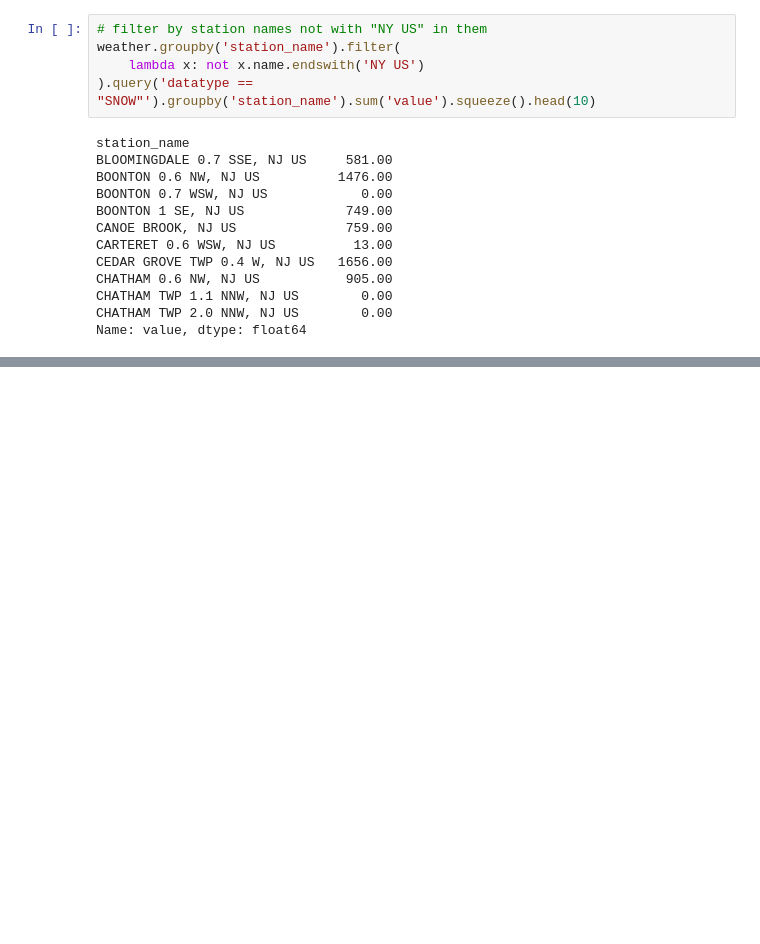
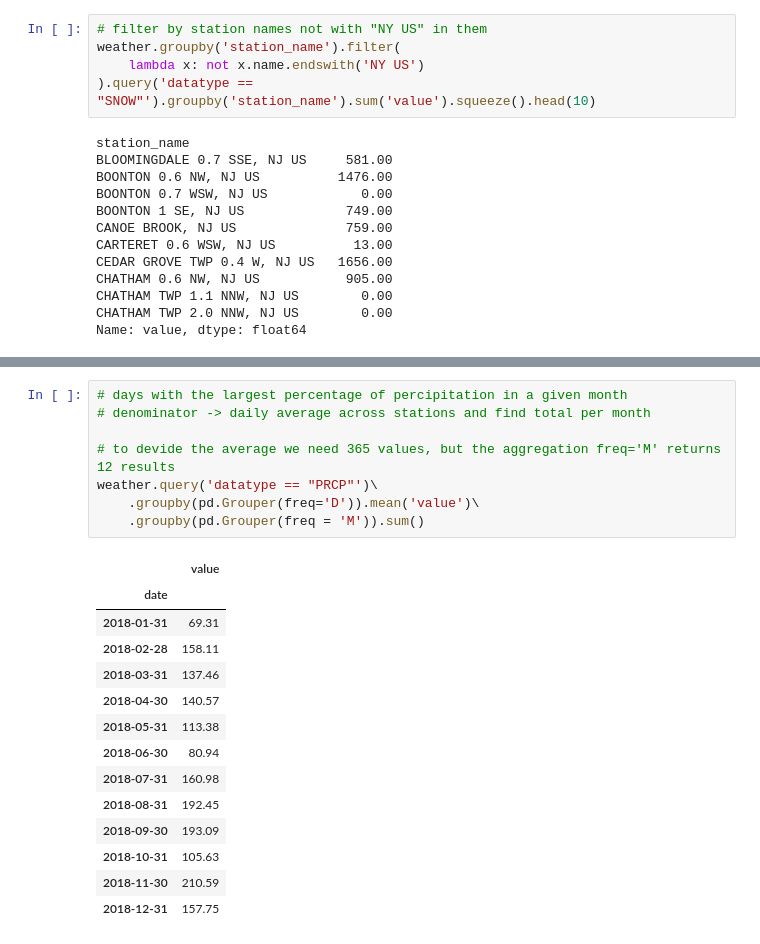
Before and after one commit to nadia-paz/ds-learning, a Jupyter notebook: data_analysis_pandas/07_df_operations.ipynb, the cells around one changed output, grey strips where cells are left out. Cells and saved outputs as stored; diff of their text form; blank space fills up the shorter version.

```diff
--- a/data_analysis_pandas/07_df_operations.ipynb
+++ b/data_analysis_pandas/07_df_operations.ipynb
@@ -771,0 +795,23 @@ Name: value, dtype: float64
+# %%
+# days with the largest percentage of percipitation in a given month
+# denominator -> daily average across stations and find total per month
+
+# to devide the average we need 365 values, but the aggregation freq='M' returns 12 results
+weather.query('datatype == "PRCP"')\
+    .groupby(pd.Grouper(freq='D')).mean('value')\
+    .groupby(pd.Grouper(freq = 'M')).sum()
+# %% [output]
+|  | value |
+| date |  |
+| 2018-01-31 | 69.31 |
+| 2018-02-28 | 158.11 |
+| 2018-03-31 | 137.46 |
+| 2018-04-30 | 140.57 |
+| 2018-05-31 | 113.38 |
+| 2018-06-30 | 80.94 |
+| 2018-07-31 | 160.98 |
+| 2018-08-31 | 192.45 |
+| 2018-09-30 | 193.09 |
+| 2018-10-31 | 105.63 |
+| 2018-11-30 | 210.59 |
+| 2018-12-31 | 157.75 |
```
Also changed, not shown: parts of 7 cells of this notebook.
